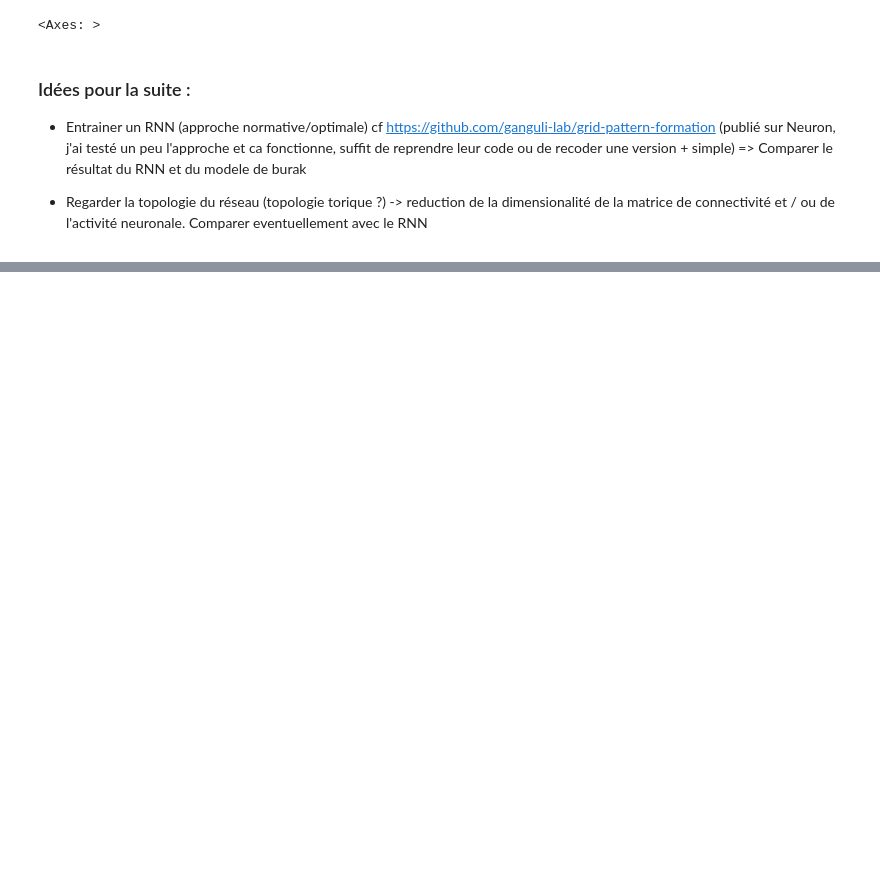
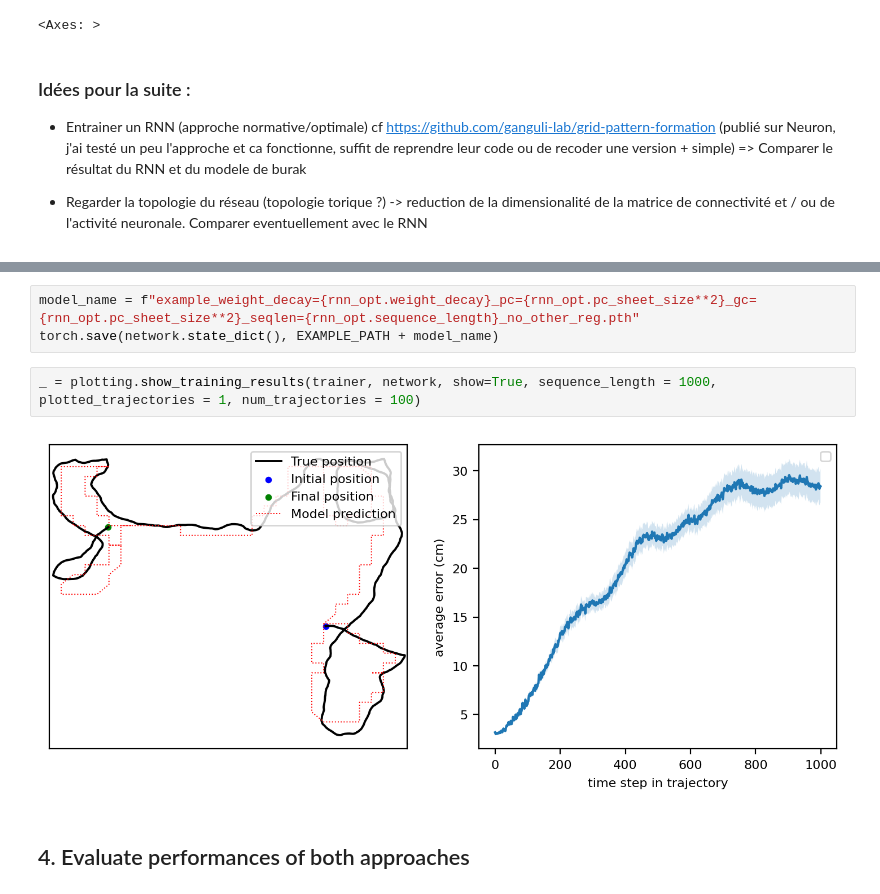
Before and after one commit to gregoireyasmine/grid_cells_burak_fiete, a Jupyter notebook: evaluate_grid.ipynb, the cells around one changed output, grey strips where cells are left out. Drawn from its saved outputs; the diff is of its cells as text; blank space fills up the shorter version.

```diff
--- a/evaluate_grid.ipynb
+++ b/evaluate_grid.ipynb
@@ -112,0 +136,9 @@ trainer.train(n_epochs, rnn_opt.n_steps)
+# %%
+model_name = f"example_weight_decay={rnn_opt.weight_decay}_pc={rnn_opt.pc_sheet_size**2}_gc={rnn_opt.pc_sheet_size**2}_seqlen={rnn_opt.sequence_length}_no_other_reg.pth"
+torch.save(network.state_dict(), EXAMPLE_PATH + model_name)
+# %%
+_ = plotting.show_training_results(trainer, network, show=True, sequence_length = 1000, plotted_trajectories = 1, num_trajectories = 100)
+# %% [output]
+[figure, added]
+# %% [markdown]
+## 4. Evaluate performances of both approaches
```
Also changed, not shown: parts of 13 cells of this notebook, 4 other files.
